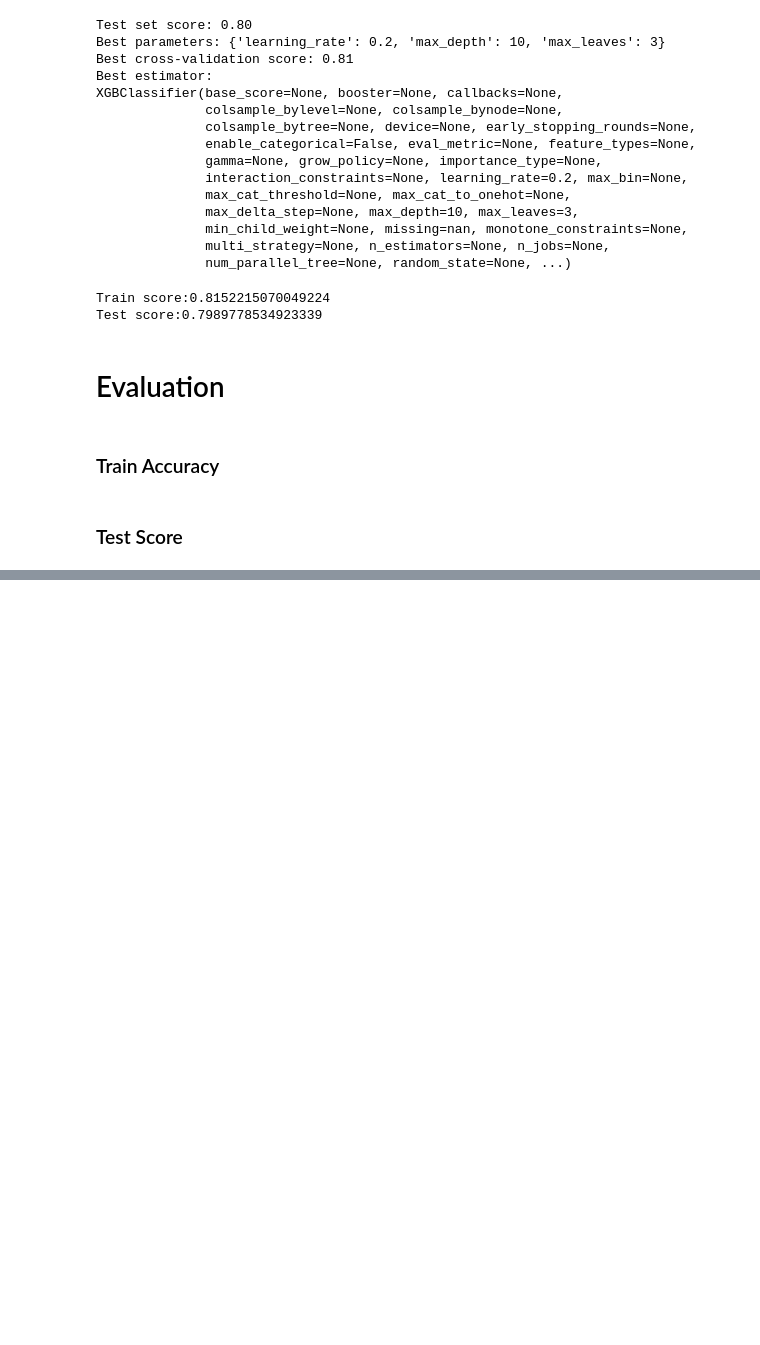
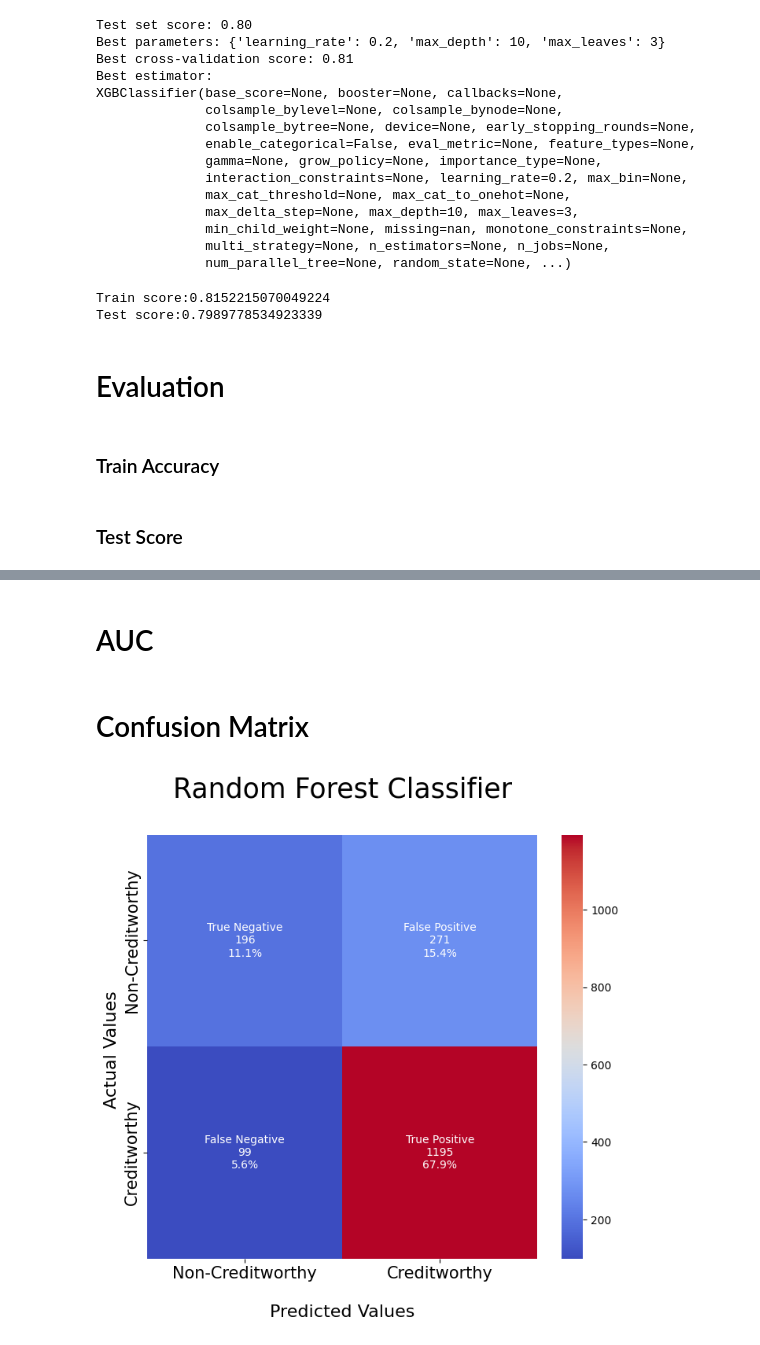
Before and after one commit to jaynaHalai/Telco_customer_churn, a Jupyter notebook: customer_churn_telco.ipynb, the cells around one changed output, grey strips where cells are left out. Saved outputs shown, nothing was run; the diff lists cells and outputs as text; code cells hidden in the pictures; blank space fills up the shorter version.

```diff
--- a/customer_churn_telco.ipynb
+++ b/customer_churn_telco.ipynb
@@ -778,0 +658,2 @@ weighted avg       0.79      0.80      0.79      1761
+# %% [markdown]
+# AUC
@@ -778,0 +662,39 @@ weighted avg       0.79      0.80      0.79      1761
+# %% [markdown]
+# Confusion Matrix
+# %%
+# Confusion Matrix
+lr_matrix =  confusion_matrix(y_test,y_pred_log_final,labels=[1,0])
+rf_matrix = confusion_matrix(y_test,y_pred_rf_final,labels=[1,0])
+gbc_matrix = confusion_matrix(y_test,y_pred_gbc_final,labels=[1,0])
+xgb_matrix = confusion_matrix(y_test,y_pred_xgb_final,labels=[1,0])
+# %%
+def plot_metric(confusion, name,color_map):
+    plt.figure(figsize = (8,7))
+    group_names = ['True Negative','False Positive','False Negative','True Positive']
+    group_counts = ["{0:0.0f}".format(value) for value in
+    confusion.flatten()]
+
+    group_percentages = ["{0:.1%}".format(value) for value in
+    confusion.flatten()/np.sum(confusion)]
+
+    #Getting the labels
+    labels = [f"{v1}\n{v2}\n{v3}" for v1, v2, v3 in
+    zip(group_names,group_counts,group_percentages)]
+
+    #Setting the labels
+    labels = np.asarray(labels).reshape(2,2)
+    ax = sns.heatmap(confusion, annot=labels, fmt='', cmap=color_map)
+    ax.set_title(f'{name}\n',fontdict={'fontsize':25});
+    ax.set_xlabel('\nPredicted Values',fontsize=16)
+    ax.set_ylabel('Actual Values ',fontsize=16);
+
+    ## Ticket labels - List must be in alphabetical order
+    ax.xaxis.set_ticklabels(['Non-Creditworthy','Creditworthy'],fontsize=15)
+    ax.yaxis.set_ticklabels(['Non-Creditworthy','Creditworthy'],fontsize=15)
+
+    ## Display the visualization of the Confusion Matrix.
+    plt.show()
+# %%
+plot_metric(rf_matrix,'Random Forest Classifier','coolwarm')
+# %% [output]
+[figure, added]
```
Also changed, not shown: parts of 46 cells of this notebook.
